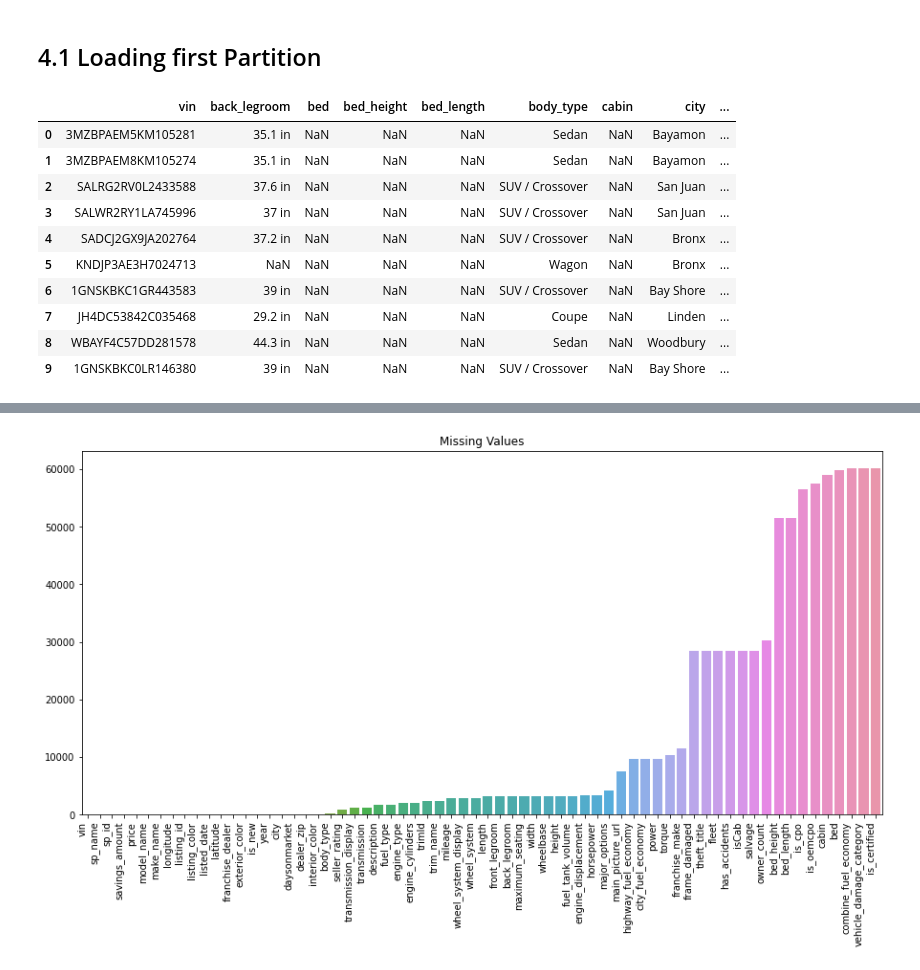
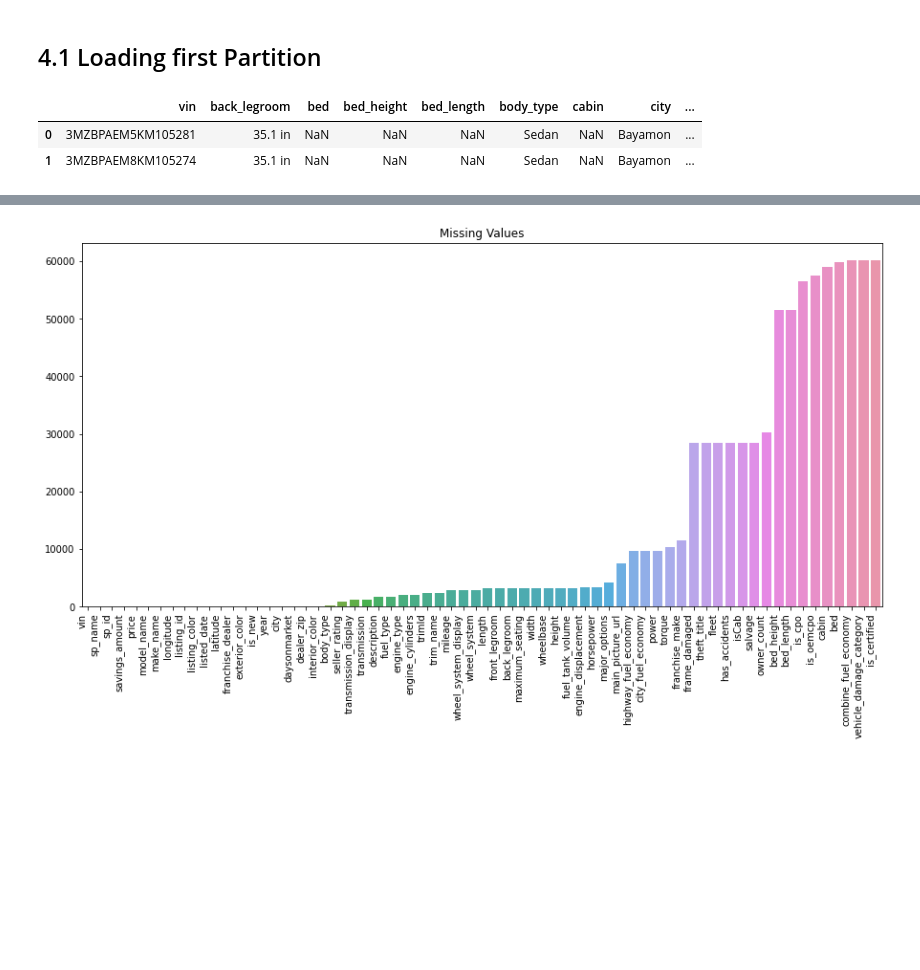
Before and after one commit to psalishol/used-car-price-in-united-state, a Jupyter notebook: notebooks/preprocessing.ipynb, the cells around one changed output, grey strips where cells are left out. Saved outputs shown, nothing was run; the diff lists cells and outputs as text; code cells hidden in the pictures; blank space fills up the shorter version.

```diff
--- a/notebooks/preprocessing.ipynb
+++ b/notebooks/preprocessing.ipynb
@@ -233,19 +243,12 @@ ValueError: Couldn't find Spark, make sure SPARK_HOME env is set or Spark is in
 # %%
 # LOADING FIRST PARTITION FILE
 PARTITION = 1
+TARGET = "price"
 PARTITION_DIR = os.path.join("..\Data\external\Partition", "p{}".format(str(PARTITION)),"vehicle_used_data.csv").replace("\\","/")
 
 used_data = pd.read_csv(PARTITION_DIR, header=0, delimiter=",")
-used_data.head(10)
+used_data.head(2)
 # %% [output]
 |  | vin | back_legroom | bed | bed_height | bed_length | body_type | cabin | city | ... |
 | 0 | 3MZBPAEM5KM105281 | 35.1 in | NaN | NaN | NaN | Sedan | NaN | Bayamon | ... |
 | 1 | 3MZBPAEM8KM105274 | 35.1 in | NaN | NaN | NaN | Sedan | NaN | Bayamon | ... |
-| 2 | SALRG2RV0L2433588 | 37.6 in | NaN | NaN | NaN | SUV / Crossover | NaN | San Juan | ... |
-| 3 | SALWR2RY1LA745996 | 37 in | NaN | NaN | NaN | SUV / Crossover | NaN | San Juan | ... |
-| 4 | SADCJ2GX9JA202764 | 37.2 in | NaN | NaN | NaN | SUV / Crossover | NaN | Bronx | ... |
-| 5 | KNDJP3AE3H7024713 | NaN | NaN | NaN | NaN | Wagon | NaN | Bronx | ... |
-| 6 | 1GNSKBKC1GR443583 | 39 in | NaN | NaN | NaN | SUV / Crossover | NaN | Bay Shore | ... |
-| 7 | JH4DC53842C035468 | 29.2 in | NaN | NaN | NaN | Coupe | NaN | Linden | ... |
-| 8 | WBAYF4C57DD281578 | 44.3 in | NaN | NaN | NaN | Sedan | NaN | Woodbury | ... |
-| 9 | 1GNSKBKC0LR146380 | 39 in | NaN | NaN | NaN | SUV / Crossover | NaN | Bay Shore | ... |
```
Also changed, not shown: parts of 7 cells of this notebook.
